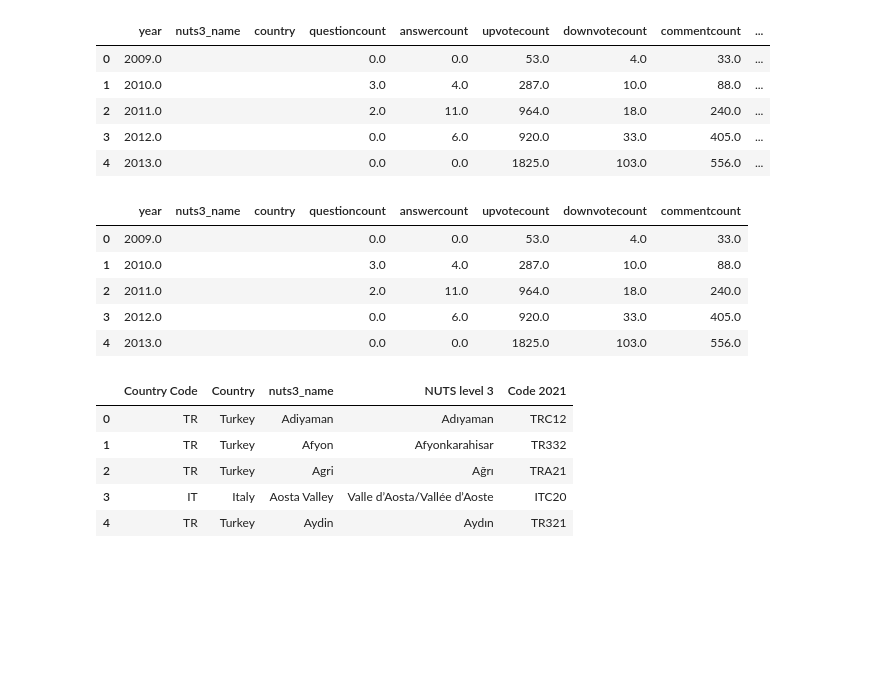
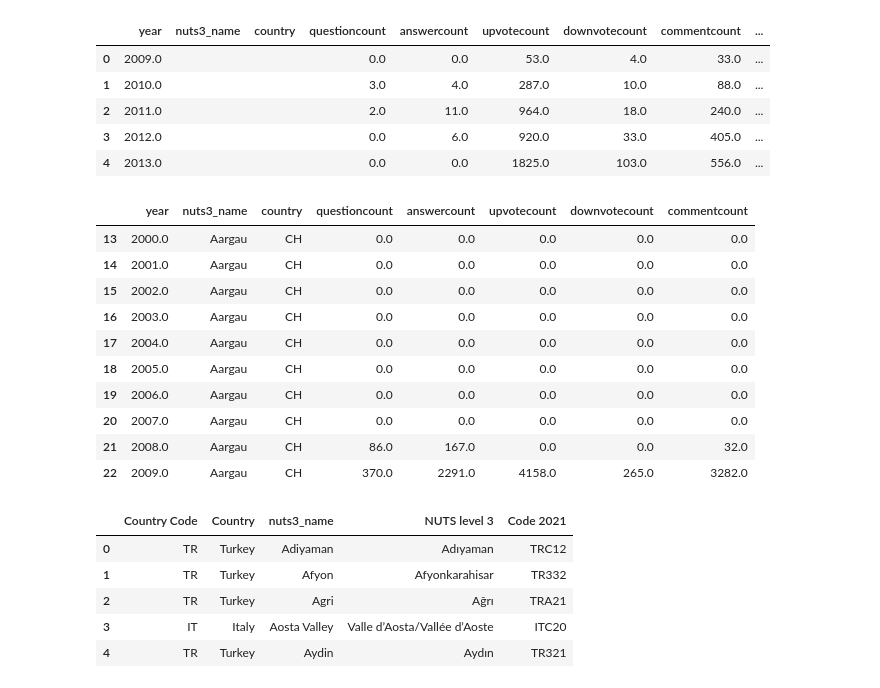
Before and after one commit to carferrom/Nova-SBE-Field-Lab, a Jupyter notebook: EDA_data.ipynb, the cells around one changed output. Cells and saved outputs as stored; diff of their text form; code cells hidden in the pictures; blank space fills up the shorter version.

```diff
--- a/EDA_data.ipynb
+++ b/EDA_data.ipynb
@@ -703,16 +704,30 @@ stackoverflow_activity.head()
 | 3 | 2012.0 |  |  | 0.0 | 6.0 | 920.0 | 33.0 | 405.0 | ... |
 | 4 | 2013.0 |  |  | 0.0 | 0.0 | 1825.0 | 103.0 | 556.0 | ... |
 # %%
+#Dropping the Existing Economic Factors
 correction_stackoverflow_activity = stackoverflow_activity.iloc[:, :8]
+
+
+# Replace empty strings with NaN in the 'country' column
+correction_stackoverflow_activity['country'].replace('', np.nan, inplace=True)
+
+# Drop rows where the 'country' column is empty (NaN)
+correction_stackoverflow_activity.dropna(subset=['country'], inplace=True)
+
+# Get the first 10 rows of the dataset
+correction_stackoverflow_activity.head(10)
+# %% [output]
+|  | year | nuts3_name | country | questioncount | answercount | upvotecount | downvotecount | commentcount |
+| 13 | 2000.0 | Aargau | CH | 0.0 | 0.0 | 0.0 | 0.0 | 0.0 |
+| 14 | 2001.0 | Aargau | CH | 0.0 | 0.0 | 0.0 | 0.0 | 0.0 |
+| 15 | 2002.0 | Aargau | CH | 0.0 | 0.0 | 0.0 | 0.0 | 0.0 |
+| 16 | 2003.0 | Aargau | CH | 0.0 | 0.0 | 0.0 | 0.0 | 0.0 |
+| 17 | 2004.0 | Aargau | CH | 0.0 | 0.0 | 0.0 | 0.0 | 0.0 |
+| 18 | 2005.0 | Aargau | CH | 0.0 | 0.0 | 0.0 | 0.0 | 0.0 |
+| 19 | 2006.0 | Aargau | CH | 0.0 | 0.0 | 0.0 | 0.0 | 0.0 |
+| 20 | 2007.0 | Aargau | CH | 0.0 | 0.0 | 0.0 | 0.0 | 0.0 |
+| 21 | 2008.0 | Aargau | CH | 86.0 | 167.0 | 0.0 | 0.0 | 32.0 |
+| 22 | 2009.0 | Aargau | CH | 370.0 | 2291.0 | 4158.0 | 265.0 | 3282.0 |
-# %%
-correction_stackoverflow_activity.head()
-# %% [output]
-|  | year | nuts3_name | country | questioncount | answercount | upvotecount | downvotecount | commentcount |
-| 0 | 2009.0 |  |  | 0.0 | 0.0 | 53.0 | 4.0 | 33.0 |
-| 1 | 2010.0 |  |  | 3.0 | 4.0 | 287.0 | 10.0 | 88.0 |
-| 2 | 2011.0 |  |  | 2.0 | 11.0 | 964.0 | 18.0 | 240.0 |
-| 3 | 2012.0 |  |  | 0.0 | 6.0 | 920.0 | 33.0 | 405.0 |
-| 4 | 2013.0 |  |  | 0.0 | 0.0 | 1825.0 | 103.0 | 556.0 |
 # %%
 dataFileName4 = os.path.join("Data", "Nuts3 Correction.xlsx")
 
```
Also changed, not shown: parts of 16 cells of this notebook, 2 other files.
